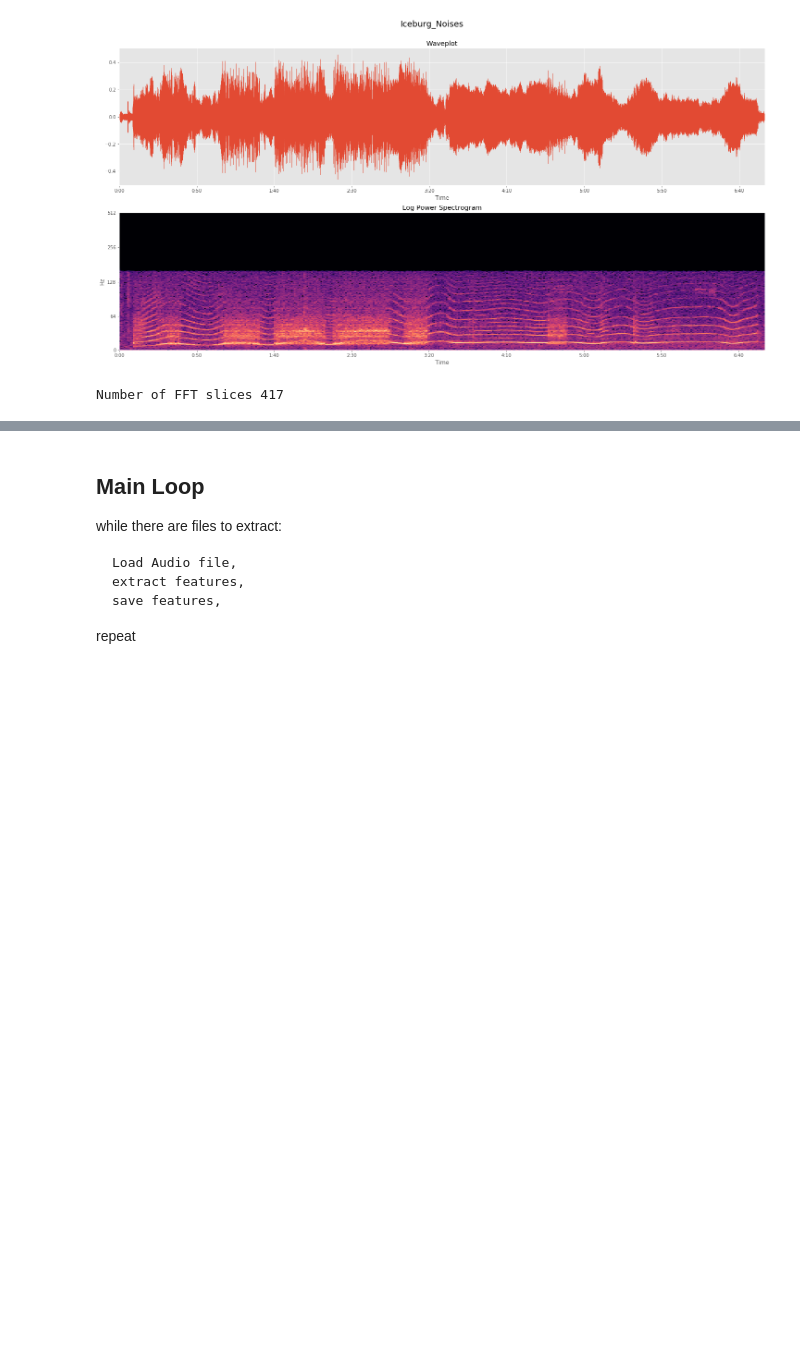
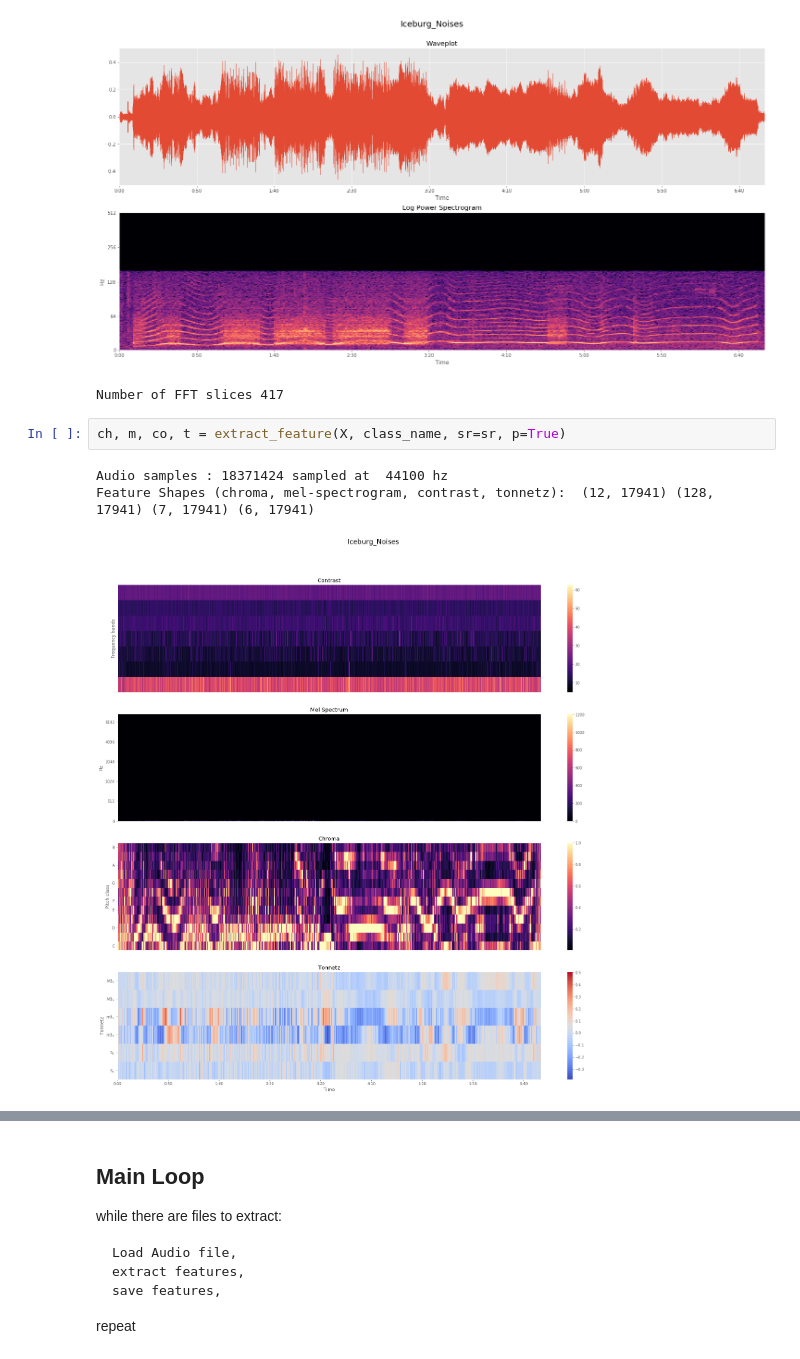
Before and after one commit to kartiknan/audio_baseline, a Jupyter notebook: extract-explore.ipynb, the cells around one changed output, grey strips where cells are left out. Cells and saved outputs as stored; diff of their text form; blank space fills up the shorter version.

Commit message:
modified to support different sample rates - 1024, 8192 and 44100. Script now computes mel, contrast, chroma and tonnetz for sr >= 22050, and mel and contrast for sr < 22050

```diff
--- a/extract-explore.ipynb
+++ b/extract-explore.ipynb
@@ -182,3 +194,9 @@ Number of audio samples:  426584
 (1025, 417)
 [figure]
 Number of FFT slices 417
+# %%
+ch, m, co, t = extract_feature(X, class_name, sr=sr, p=True)
+# %% [output]
+Audio samples : 18371424 sampled at  44100 hz
+Feature Shapes (chroma, mel-spectrogram, contrast, tonnetz):  (12, 17941) (128, 17941) (7, 17941) (6, 17941)
+[figure, added]
```
Also changed, not shown: parts of 4 cells of this notebook.
